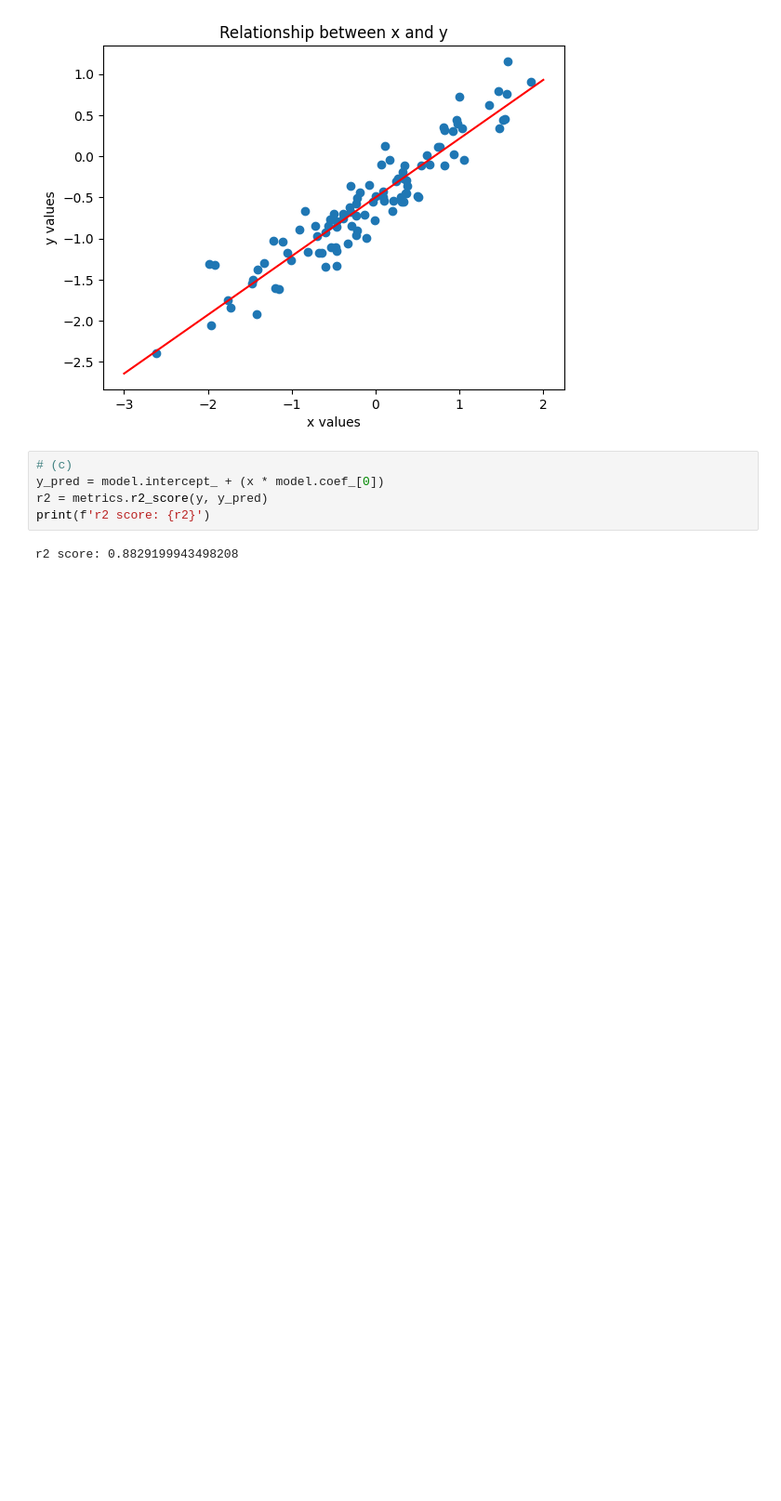
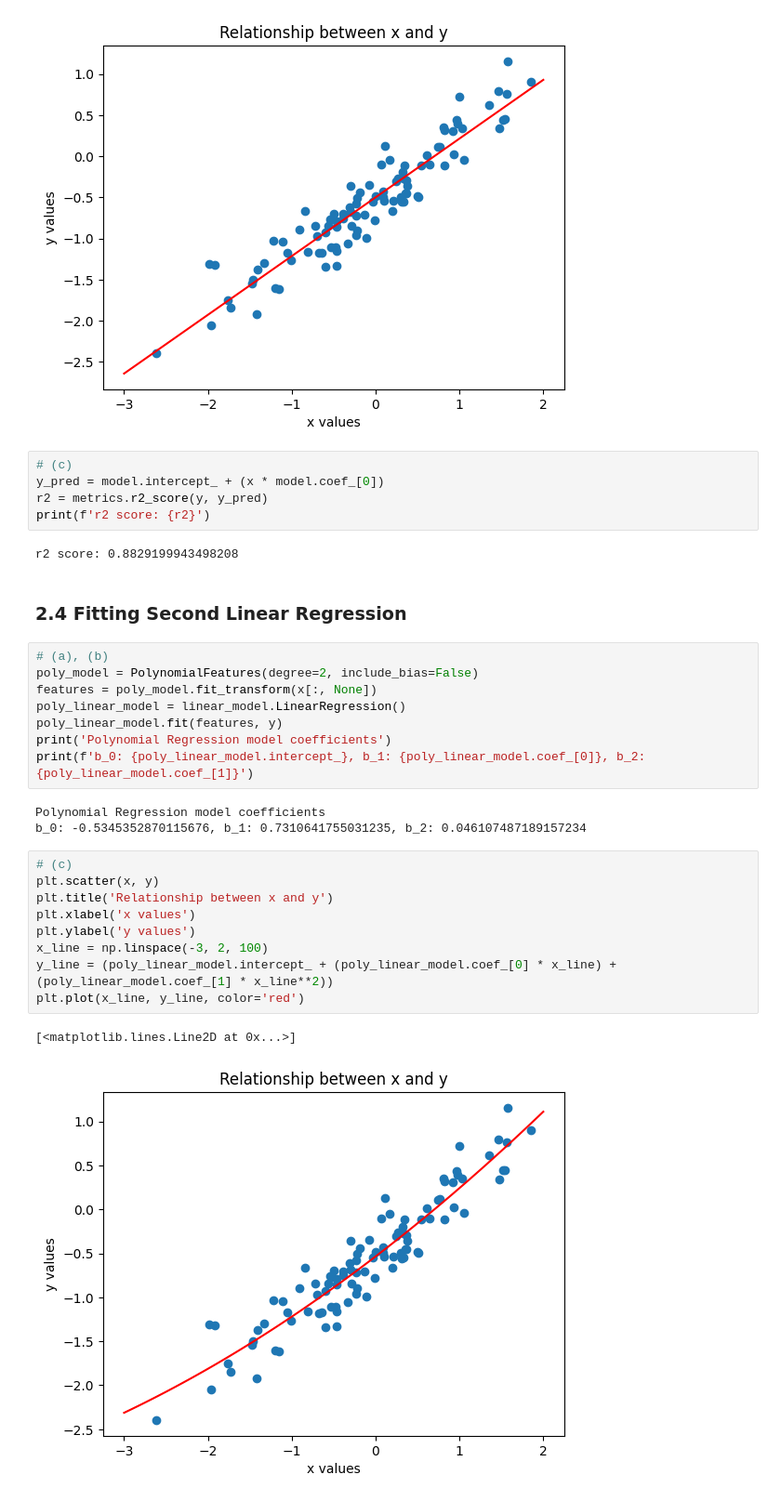
Before and after one commit to KSandfort/data_mining_course, a Jupyter notebook: lab1/lab1.ipynb, the cells around one changed output. Shown at 93% size. Cells and saved outputs as stored; diff of their text form; blank space fills up the shorter version.

```diff
--- a/lab1/lab1.ipynb
+++ b/lab1/lab1.ipynb
@@ -148,3 +149,28 @@ r2 = metrics.r2_score(y, y_pred)
 print(f'r2 score: {r2}')
 # %% [output]
 r2 score: 0.8829199943498208
+# %% [markdown]
+### 2.4 Fitting Second Linear Regression
+# %%
+# (a), (b)
+poly_model = PolynomialFeatures(degree=2, include_bias=False)
+features = poly_model.fit_transform(x[:, None])
+poly_linear_model = linear_model.LinearRegression()
+poly_linear_model.fit(features, y)
+print('Polynomial Regression model coefficients')
+print(f'b_0: {poly_linear_model.intercept_}, b_1: {poly_linear_model.coef_[0]}, b_2: {poly_linear_model.coef_[1]}')
+# %% [output]
+Polynomial Regression model coefficients
+b_0: -0.5345352870115676, b_1: 0.7310641755031235, b_2: 0.046107487189157234
+# %%
+# (c)
+plt.scatter(x, y)
+plt.title('Relationship between x and y')
+plt.xlabel('x values')
+plt.ylabel('y values')
+x_line = np.linspace(-3, 2, 100)
+y_line = (poly_linear_model.intercept_ + (poly_linear_model.coef_[0] * x_line) + (poly_linear_model.coef_[1] * x_line**2))
+plt.plot(x_line, y_line, color='red')
+# %% [output]
+[<matplotlib.lines.Line2D at 0x...>]
+[figure, added]
```
Also changed, not shown: parts of 2 cells of this notebook.
